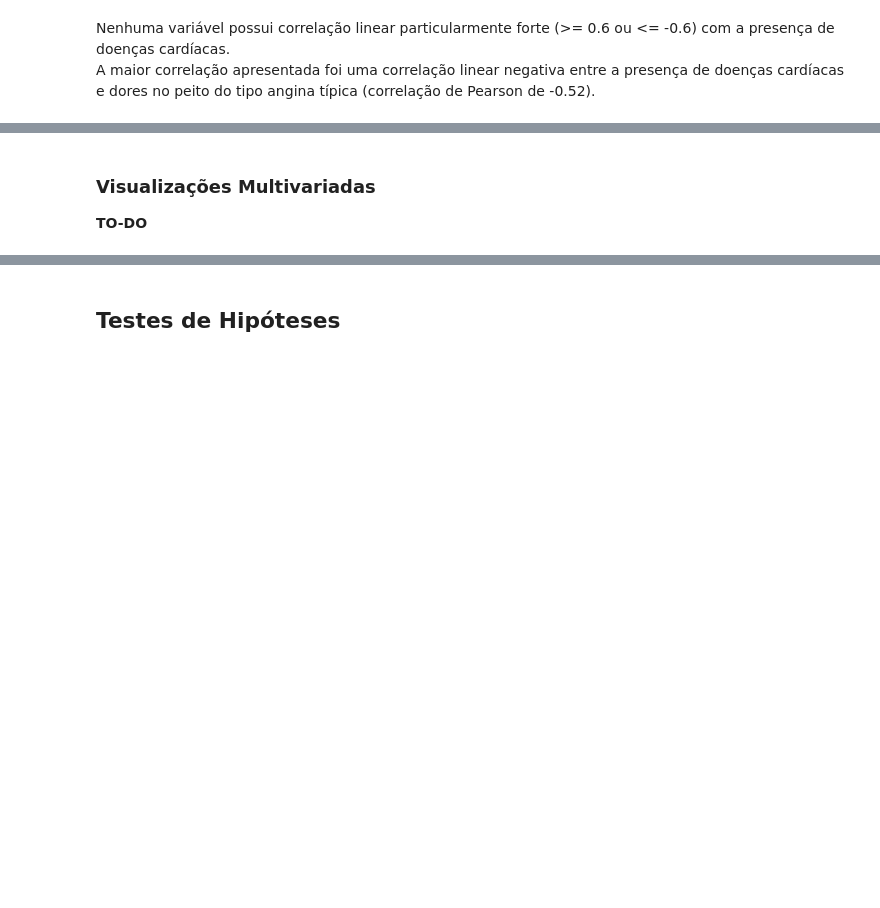
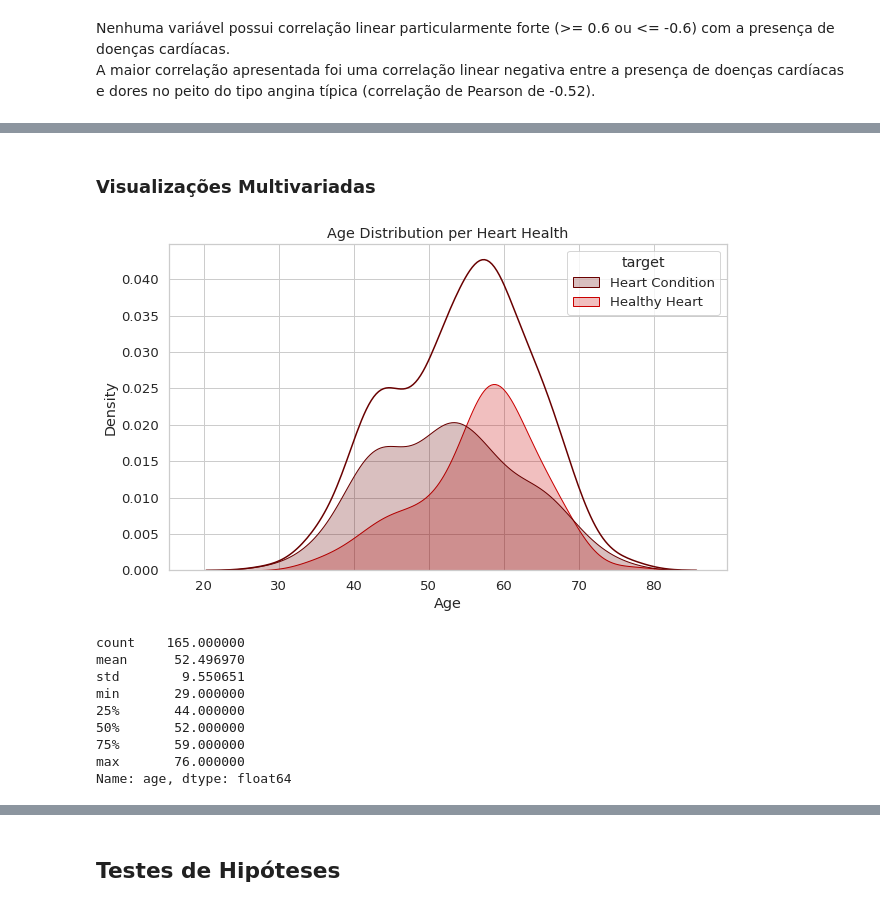
Before and after one commit to rfmf/ds_portfolio, a Jupyter notebook: EDA/Análise de Dados de Pacientes de Doenças Cardíacas/heart_disease_analysis.ipynb, the cells around one changed output, grey strips where cells are left out. Cells and saved outputs as stored; diff of their text form; code cells hidden in the pictures; blank space fills up the shorter version.

```diff
--- a/EDA/Análise de Dados de Pacientes de Doenças Cardíacas/heart_disease_analysis.ipynb
+++ b/EDA/Análise de Dados de Pacientes de Doenças Cardíacas/heart_disease_analysis.ipynb
@@ -563,4 +635,38 @@ A maior correlação apresentada foi uma correlação linear negativa entre a pr
 # %% [markdown]
 ### Visualizações Multivariadas
-
-**TO-DO**
+# %%
+# Age x Target
+aux = data.copy()
+aux.loc[aux['target'] == 0, 'target'] = 'Healthy Heart'
+aux.loc[aux['target'] == 1, 'target'] = 'Heart Condition'
+
+age_target_plt = sns.kdeplot(
+    data=aux,
+    x='age',
+    shade=True,
+    hue='target'
+)
+sns.kdeplot(
+    data=aux,
+    x='age',
+    shade=False
+)
+age_target_plt.set(
+    title='Age Distribution per Heart Health',
+    xlabel='Age'
+)
+
+plt.show()
+
+print(data.loc[data['target'] == 1, 'age'].describe())
+# %% [output]
+[figure, added]
+count    165.000000
+mean      52.496970
+std        9.550651
+min       29.000000
+25%       44.000000
+50%       52.000000
+75%       59.000000
+max       76.000000
+Name: age, dtype: float64
```
Also changed, not shown: parts of 7 cells of this notebook.
